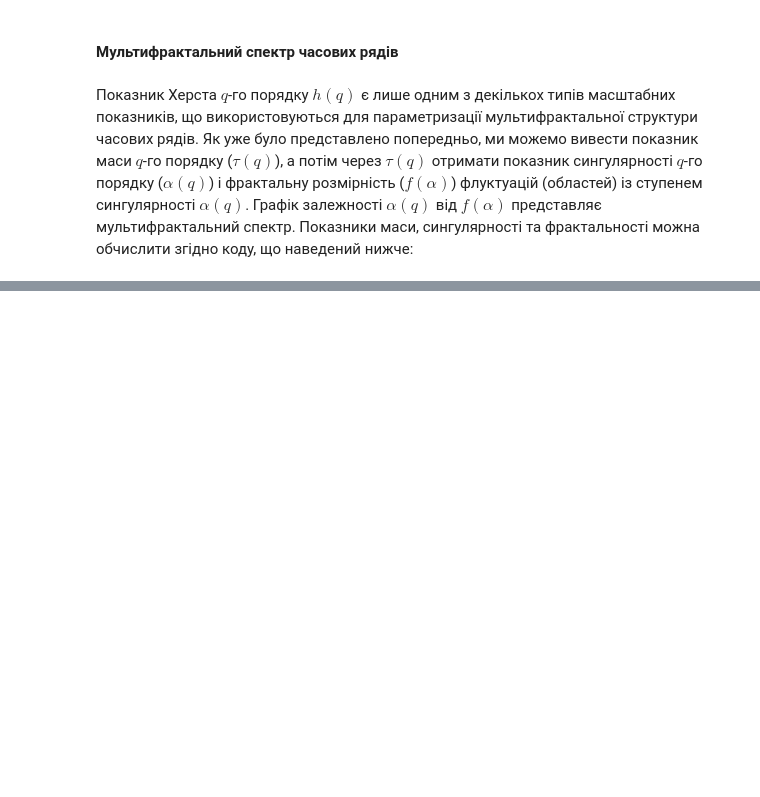
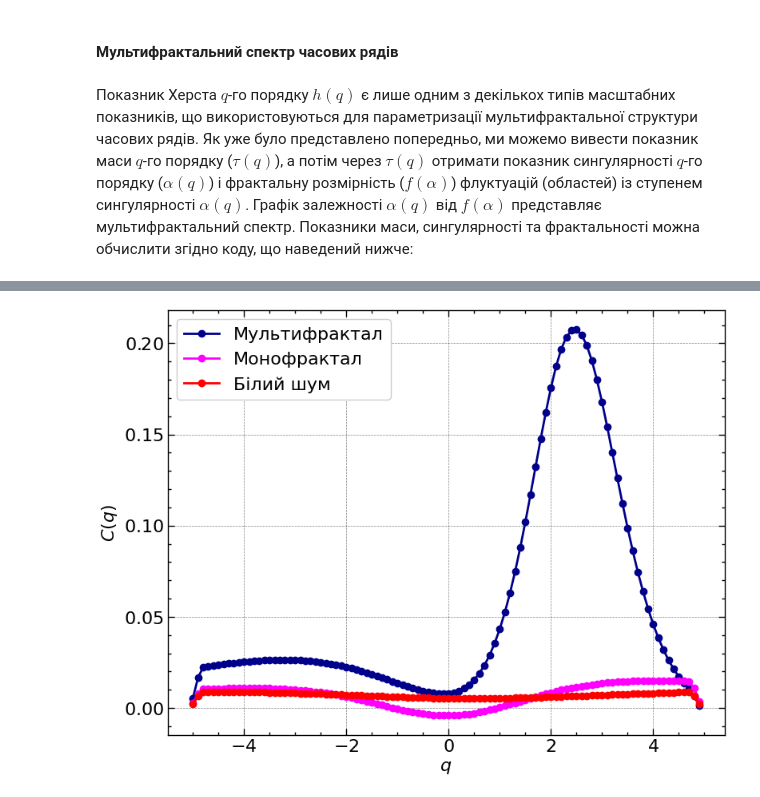
Before and after one commit to Butman2099/Complex-systems-book, a Jupyter notebook: lab_7.ipynb, the cells around one changed output, grey strips where cells are left out. Saved outputs shown, nothing was run; the diff lists cells and outputs as text; code cells hidden in the pictures; blank space fills up the shorter version.

```diff
--- a/lab_7.ipynb
+++ b/lab_7.ipynb
@@ -1243,0 +1366,22 @@ plt.show();
+# %%
+C_q_multifrac = -np.gradient(alpha_multifrac, nq, edge_order=2)
+C_q_monofrac = -np.gradient(alpha_monofrac, nq, edge_order=2)
+C_q_white_noise = -np.gradient(alpha_white_noise, nq, edge_order=2)
+# %%
+#| label: fig-step10
+#| fig-cap: "Залежність мультифрактальної теплоємності $C(q)$ від $q$"
+
+fig, ax = plt.subplots(1, 1)
+
+ax.plot(nq, C_q_multifrac, linestyle='-', marker='o', label="Мультифрактал", color='darkblue')
+ax.plot(nq, C_q_monofrac, linestyle='-', marker='o', label="Монофрактал", color='magenta')
+ax.plot(nq, C_q_white_noise, linestyle='-', marker='o', label="Білий шум", color='red')
+ax.set_xlabel(r"$q$")
+ax.set_ylabel(r"$C(q)$")
+ax.legend()
+
+fig.tight_layout(pad=0.3)
+
+plt.show();
+# %% [output]
+[figure, added]
```
Also changed, not shown: parts of 23 cells of this notebook, 44 other files.
